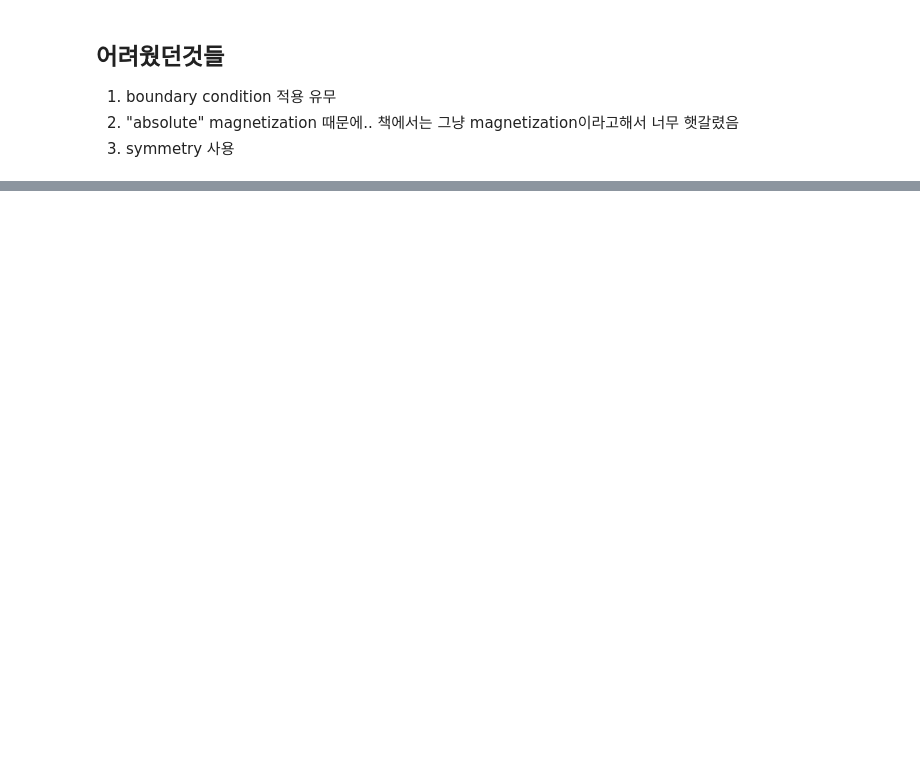
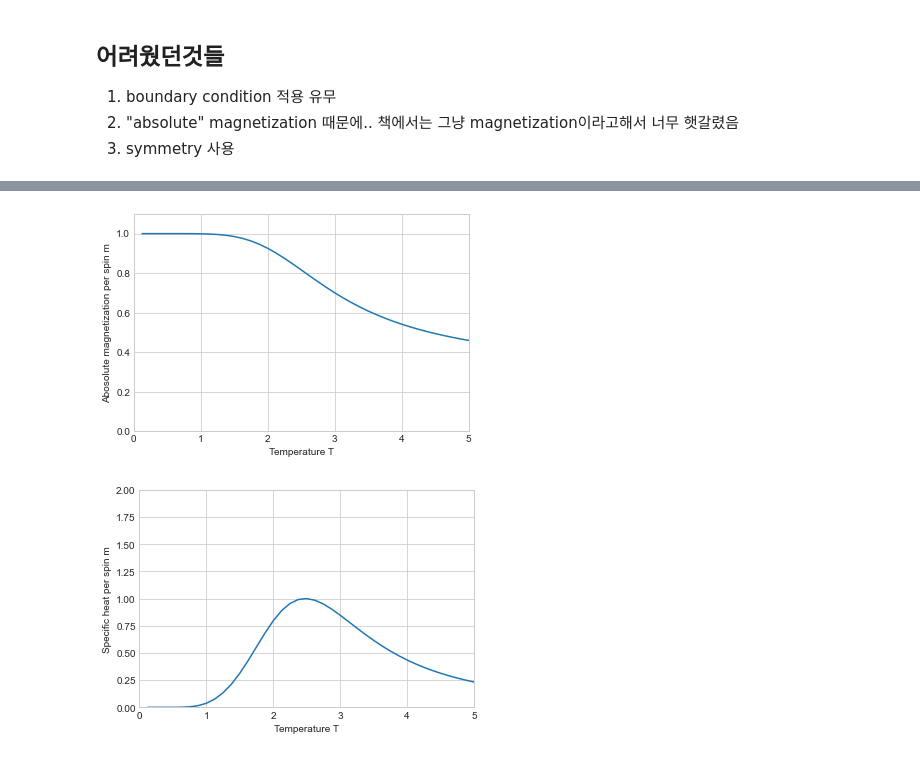
Before and after one commit to holywater2/2021F_Monte_Carlo, a Jupyter notebook: Code_F21_MonteCarlo/Newman_Barkema/python/1_Exact_Ising_Calculator.ipynb, the cells around one changed output, grey strips where cells are left out. Cells and saved outputs as stored; diff of their text form; code cells hidden in the pictures; blank space fills up the shorter version.

```diff
--- a/Code_F21_MonteCarlo/Newman_Barkema/python/1_Exact_Ising_Calculator.ipynb
+++ b/Code_F21_MonteCarlo/Newman_Barkema/python/1_Exact_Ising_Calculator.ipynb
@@ -152,0 +205,10 @@ L55.plot()
+# %%
+L33 = Ising(3,40)
+L33.generator_s(1)
+L33.calc()
+L33.plot_mag("L33")
+L33.plot_spec("L33")
+L33.save("L33_40intv")
+# %% [output]
+[figure, added]
+[figure, added]
```
Also changed, not shown: parts of 9 cells of this notebook.
